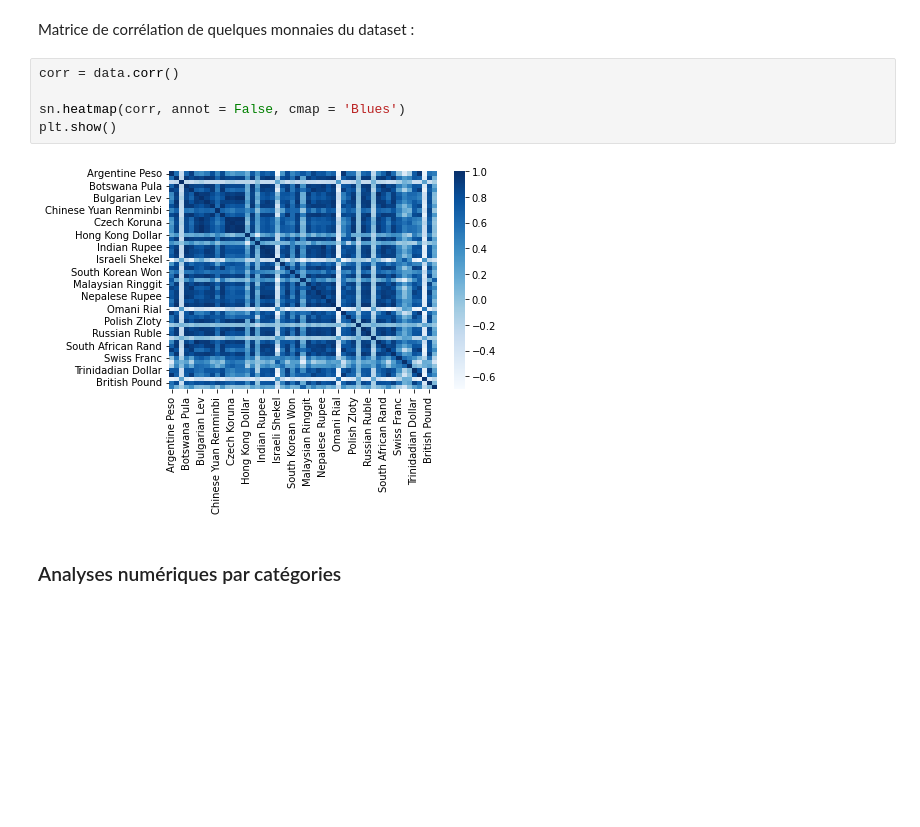
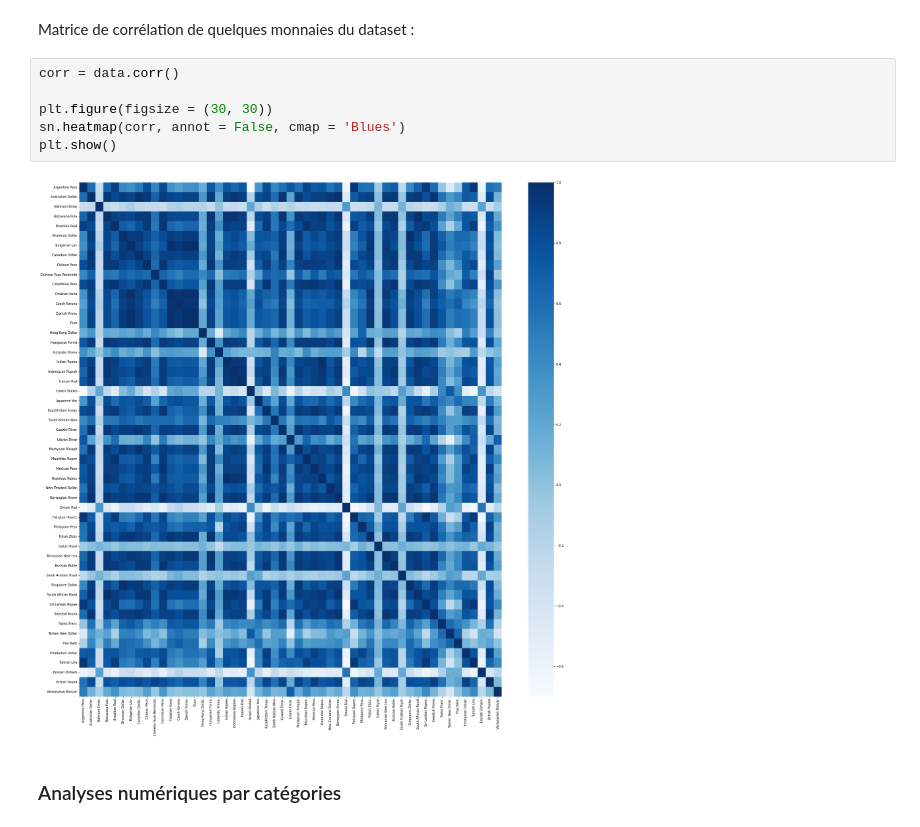
Before and after one commit to AlaaeddineBesbes/DATA731-Market-Movement, a Jupyter notebook: Projet.ipynb, the cells around one changed output. Drawn from its saved outputs; the diff is of its cells as text; blank space fills up the shorter version.

```diff
--- a/Projet.ipynb
+++ b/Projet.ipynb
@@ -204,10 +211,11 @@ Matrice de corrélation de quelques monnaies du dataset :
 # %%
 corr = data.corr()
 
+plt.figure(figsize = (30, 30))
 sn.heatmap(corr, annot = False, cmap = 'Blues')
 plt.show()
 # %% [output]
-[figure, old version]
+[figure, new version]
 # %% [markdown]
 ### Analyses numériques par catégories
 # %% [markdown]
```
Also changed, not shown: parts of 1 cell of this notebook.
